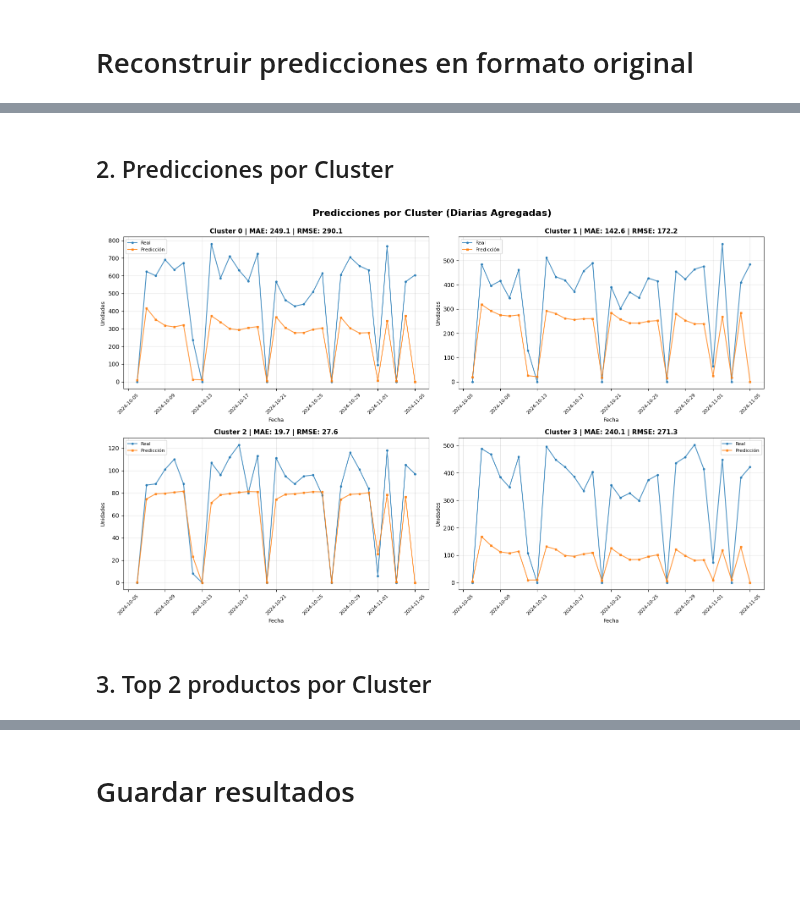
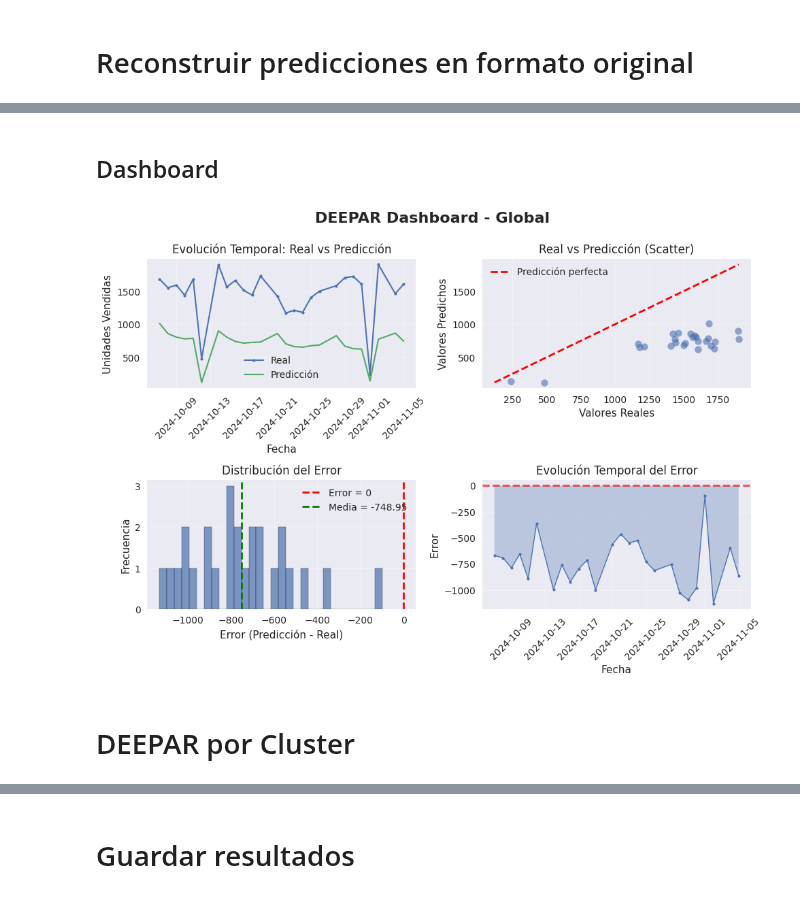
Before and after one commit to jmorala/TFMDS, a Jupyter notebook: cuadernos/06_DL_DEEPAR.ipynb, the cells around one changed output, grey strips where cells are left out. Drawn from its saved outputs; the diff is of its cells as text; code cells hidden in the pictures; blank space fills up the shorter version.

```diff
--- a/cuadernos/06_DL_DEEPAR.ipynb
+++ b/cuadernos/06_DL_DEEPAR.ipynb
@@ -269,26 +306,22 @@ print("🧠 CONFIGURANDO MODELO DEEPAR")
 print("="*100)
 
 # Horizonte de predicción (30 días)
-HORIZON = 30
+HORIZON = 31
 
 # Hiperparámetros del modelo DeepAR
 modelo_deepar = DeepAR(
     h=HORIZON,                      # Horizonte de predicción
     input_size=60,                  # Ventana de entrada (últimos 60 días)
-    lstm_hidden_size=128,           # Tamaño capa oculta LSTM
-    lstm_n_layers=2,                # Número de capas LSTM
-    lstm_dropout=0.1,               # Dropout en LSTM
+    lstm_hidden_size=128,           # Tamaño capa oculta DEEPAR
+    lstm_n_layers=2,                # Número de capas DEEPAR
+    lstm_dropout=0.1,               # Dropout en DEEPAR
     decoder_hidden_layers=2,        # Capas adicionales en decoder
     decoder_hidden_size=64,         # Tamaño de capas decoder
     trajectory_samples=100,         # Número de trayectorias para predicción probabilística
 
     # Variables exógenas (DeepAR solo soporta futuras y estáticas, NO históricas)
-    futr_exog_list=[
-        'bolOpen', 'bolHoliday', 'bolPromocion',
-        'dia_semana_sin', 'dia_semana_cos',
-        'mes_sin', 'mes_cos',
-        'trimestre_sin', 'trimestre_cos'
-    ],
+    futr_exog_list=futr_exog_list,
+    # hist_exog_list=hist_exog_list,  # DeepAR NO soporta variables históricas
     stat_exog_list=stat_exog_list,  # Variables estáticas (clusters)
 
     # Configuración de entrenamiento
@@ -303,8 +336,8 @@ modelo_deepar = DeepAR(
 print("\n✅ Modelo DeepAR configurado:")
 print(f"   Horizonte: {HORIZON} días")
 print(f"   Input size: {60} días")
-print(f"   LSTM hidden size: {128}")
-print(f"   LSTM layers: {2}")
+print(f"   DEEPAR hidden size: {128}")
+print(f"   DEEPAR layers: {2}")
 print(f"   Trajectory samples: {100}")
 print(f"   Max steps: {500}")
 print("\n⚠️ NOTA: DeepAR genera predicciones probabilísticas.")
@@ -542,0 +541,2 @@ todas_metricas = [metricas_deepar]
+# %%
+df_test_pred = preparar_predicciones_test (y_hat, df_test_nf)
@@ -609,15 +696,19 @@ grafico_prediccion_diaria_agregada(
+# %% [markdown]
+## Dashboard
+# %%
+# Visualizaciones del modelo global
+df_test_viz_sum = df_test_pred.groupby('idSecuencia')[['udsVenta', 'prediccion']].sum().reset_index()
+df_test_viz_sum['error'] = df_test_viz_sum['prediccion'] - df_test_viz_sum['udsVenta']
+
+dashboard_prediccion_dl(
+        df=df_test_viz_sum,
+        col_fecha='idSecuencia',
+        col_real='udsVenta',
+        col_pred='prediccion',
+        titulo_principal=f'DEEPAR Dashboard - Global',
+        figsize=(10, 7)
+        )
+# %% [output]
+[figure, added]
 # %% [markdown]
-## 2. Predicciones por Cluster
+# DEEPAR por Cluster
-# %%
-grafico_prediccion_por_cluster(
-    df=df_test_pred,
-    col_cluster='Cluster',
-    col_fecha='idSecuencia',
-    col_real='udsVenta',
-    col_pred='prediccion',
-    figsize=(16, 10)
-)
-# %% [output]
-[figure, removed]
-# %% [markdown]
-## 3. Top 2 productos por Cluster
```
Also changed, not shown: parts of 36 cells of this notebook, 2 other files.
